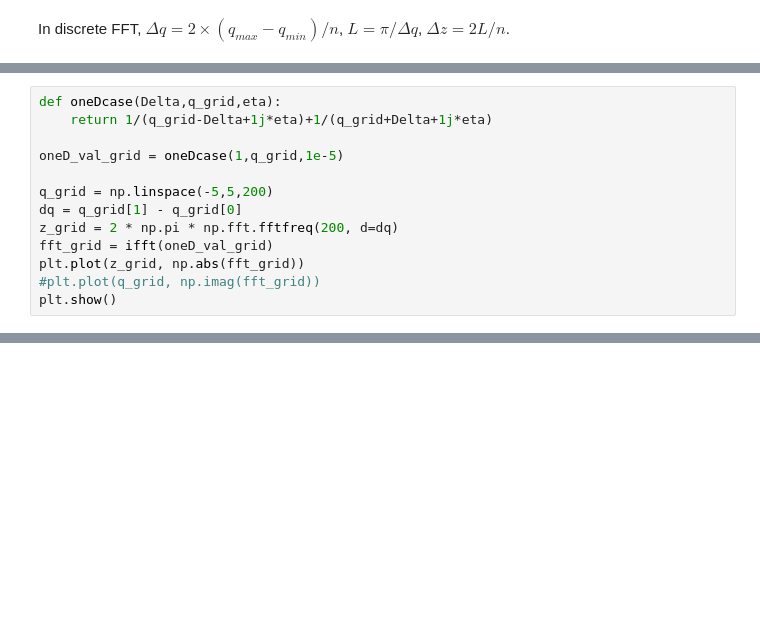
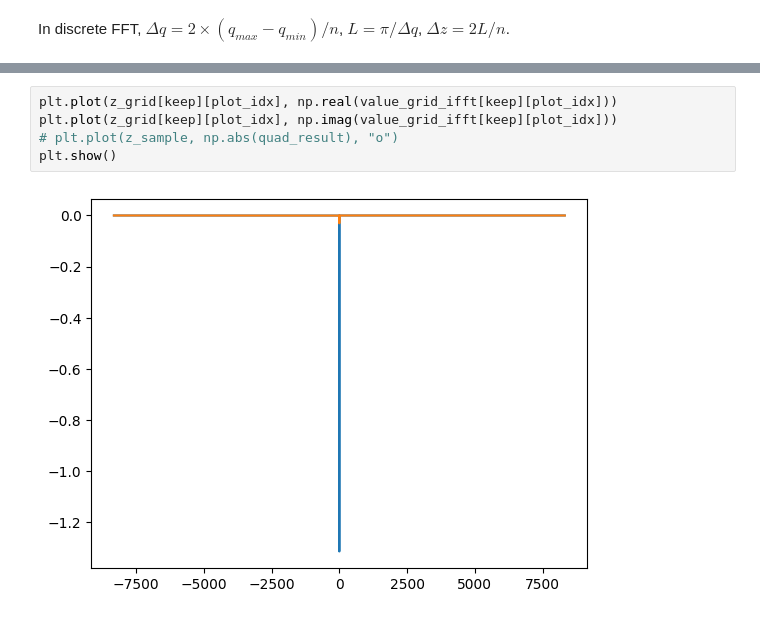
Before and after one commit to ClaudioQTM/2D_array, a Jupyter notebook: src/W_state/W_state_FFT.ipynb, the cells around one changed output, grey strips where cells are left out. Drawn from its saved outputs; the diff is of its cells as text; blank space fills up the shorter version.

```diff
--- a/src/W_state/W_state_FFT.ipynb
+++ b/src/W_state/W_state_FFT.ipynb
@@ -406,13 +373,0 @@ plt.show()
-# %%
-def oneDcase(Delta,q_grid,eta):
-    return 1/(q_grid-Delta+1j*eta)+1/(q_grid+Delta+1j*eta)
-
-oneD_val_grid = oneDcase(1,q_grid,1e-5)
-
-q_grid = np.linspace(-5,5,200)
-dq = q_grid[1] - q_grid[0]
-z_grid = 2 * np.pi * np.fft.fftfreq(200, d=dq)
-fft_grid = ifft(oneD_val_grid)
-plt.plot(z_grid, np.abs(fft_grid))
-#plt.plot(q_grid, np.imag(fft_grid))
-plt.show()
@@ -508,0 +380,7 @@ plt.show()
+# %%
+plt.plot(z_grid[keep][plot_idx], np.real(value_grid_ifft[keep][plot_idx]))
+plt.plot(z_grid[keep][plot_idx], np.imag(value_grid_ifft[keep][plot_idx]))
+# plt.plot(z_sample, np.abs(quad_result), "o")
+plt.show()
+# %% [output]
+[figure, added]
```
Also changed, not shown: parts of 11 cells of this notebook, 2 other files.
